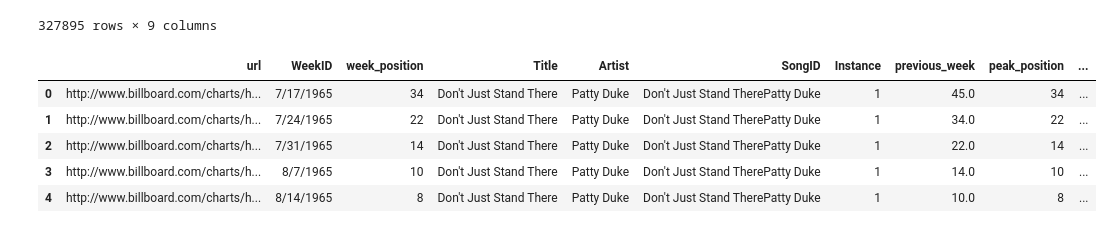
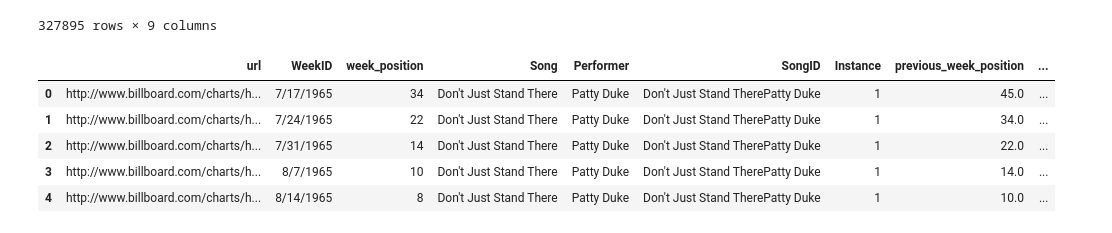
Before and after one commit to ejwallace18/WinterDataLand, a Jupyter notebook: Resources/Clean_ Dataset.ipynb, the cells around one changed output. Saved outputs shown, nothing was run; the diff lists cells and outputs as text; code cells hidden in the pictures.

```diff
--- a/Resources/Clean_ Dataset.ipynb
+++ b/Resources/Clean_ Dataset.ipynb
@@ -119,18 +130,16 @@ Top100_df.drop(columns= ['url'])
 # %%
 # rename columns
 Top100_df = Top100_df.rename(columns={'Week Position': 'week_position',
-                                      'Performer': 'Artist',
-                                      'Song': 'Title',
-                            'Previous Week Position': 'previous_week',
+                            'Previous Week Position': 'previous_week_position',
                           'Peak Position': 'peak_position',
-                          'Weeks on Chart': 'total_weeks'})
+                          'Weeks on Chart': 'weeks_on_chart'})
 Top100_df.head()
 # %% [output]
-|  | url | WeekID | week_position | Title | Artist | SongID | Instance | previous_week | peak_position | ... |
-| 0 | http://www.billboard.com/charts/h... | 7/17/1965 | 34 | Don't Just Stand There | Patty Duke | Don't Just Stand TherePatty Duke | 1 | 45.0 | 34 | ... |
-| 1 | http://www.billboard.com/charts/h... | 7/24/1965 | 22 | Don't Just Stand There | Patty Duke | Don't Just Stand TherePatty Duke | 1 | 34.0 | 22 | ... |
-| 2 | http://www.billboard.com/charts/h... | 7/31/1965 | 14 | Don't Just Stand There | Patty Duke | Don't Just Stand TherePatty Duke | 1 | 22.0 | 14 | ... |
-| 3 | http://www.billboard.com/charts/h... | 8/7/1965 | 10 | Don't Just Stand There | Patty Duke | Don't Just Stand TherePatty Duke | 1 | 14.0 | 10 | ... |
-| 4 | http://www.billboard.com/charts/h... | 8/14/1965 | 8 | Don't Just Stand There | Patty Duke | Don't Just Stand TherePatty Duke | 1 | 10.0 | 8 | ... |
+|  | url | WeekID | week_position | Song | Performer | SongID | Instance | previous_week_position | ... |
+| 0 | http://www.billboard.com/charts/h... | 7/17/1965 | 34 | Don't Just Stand There | Patty Duke | Don't Just Stand TherePatty Duke | 1 | 45.0 | ... |
+| 1 | http://www.billboard.com/charts/h... | 7/24/1965 | 22 | Don't Just Stand There | Patty Duke | Don't Just Stand TherePatty Duke | 1 | 34.0 | ... |
+| 2 | http://www.billboard.com/charts/h... | 7/31/1965 | 14 | Don't Just Stand There | Patty Duke | Don't Just Stand TherePatty Duke | 1 | 22.0 | ... |
+| 3 | http://www.billboard.com/charts/h... | 8/7/1965 | 10 | Don't Just Stand There | Patty Duke | Don't Just Stand TherePatty Duke | 1 | 14.0 | ... |
+| 4 | http://www.billboard.com/charts/h... | 8/14/1965 | 8 | Don't Just Stand There | Patty Duke | Don't Just Stand TherePatty Duke | 1 | 10.0 | ... |
 # %%
 # merge table of top_100 and carol merged on song and artist
```
Also changed, not shown: parts of 10 cells of this notebook, 2 other files.
